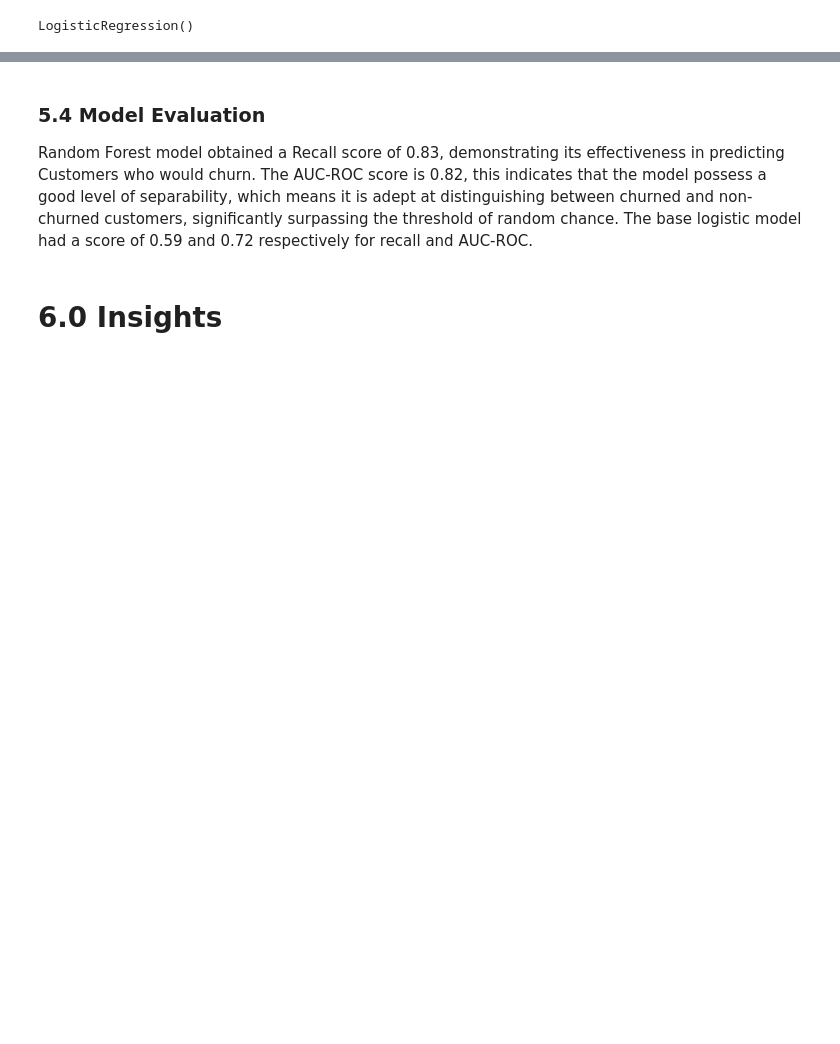
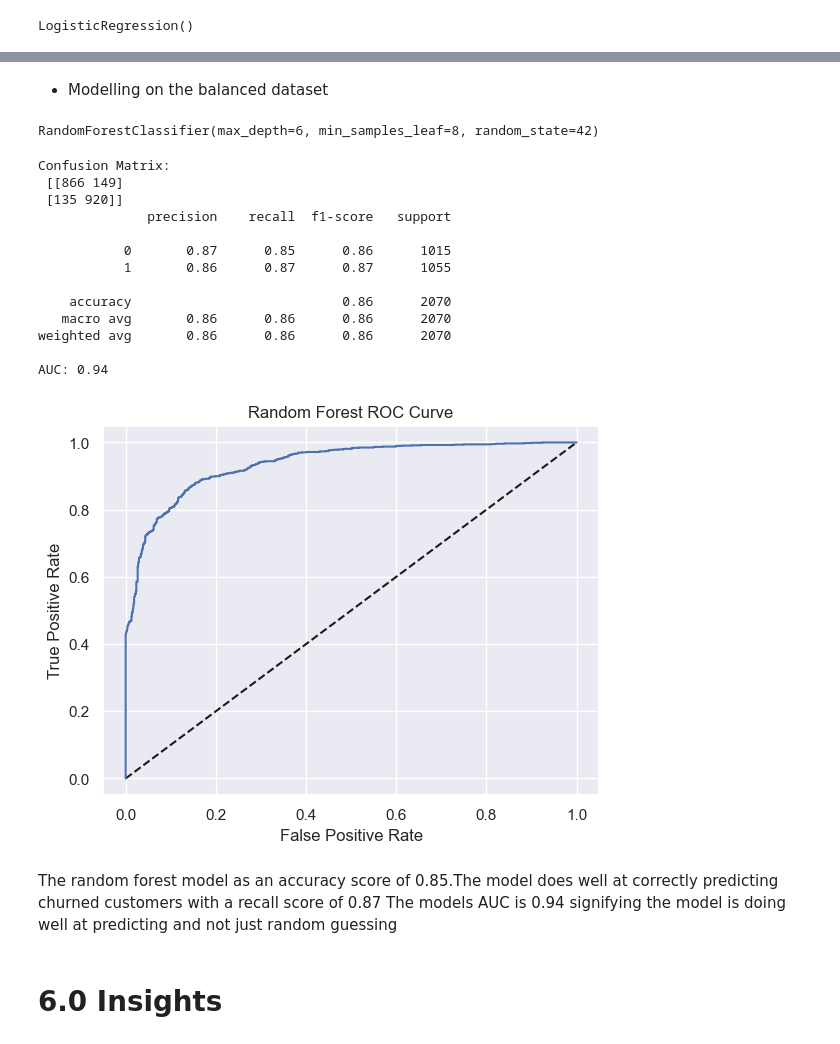
Before and after one commit to SaliuA/Customer_churn_prediction, a Jupyter notebook: notebook .ipynb, the cells around one changed output, grey strips where cells are left out. Cells and saved outputs as stored; diff of their text form; code cells hidden in the pictures; blank space fills up the shorter version.

```diff
--- a/notebook .ipynb
+++ b/notebook .ipynb
@@ -746,6 +817,52 @@ Log Loss: 0.62
-# %% [markdown]
-### 5.4 Model Evaluation
-Random Forest model obtained a Recall score of 0.83, demonstrating its effectiveness in predicting Customers who would churn. The AUC-ROC score is 0.82, this indicates that the model possess a good level of separability, which means it is adept at distinguishing between churned and non-churned customers, significantly surpassing the threshold of random chance. The base logistic model had a score of 0.59 and 0.72 respectively for recall and AUC-ROC.
+# %% [markdown]
+- Modelling on the balanced dataset
+# %%
+#Expatiating the Logistic regression model on the re-balanced dataset
+# Initialize the Random Forest classifier
+rf_sm = RandomForestClassifier(n_estimators=100,criterion='gini',max_depth=6,min_samples_leaf=8,random_state=SEED)
+# Fit the model to your data
+
+rf_sm.fit(X_train_sm,y_train_sm)
+# %% [output]
+RandomForestClassifier(max_depth=6, min_samples_leaf=8, random_state=42)
+# %%
+# Predictions
+y_pred_rf_sm = rf_sm.predict(X_test_sm)
+y_pred_proba_rf_sm = rf_sm.predict_proba(X_test_sm)[:,1]  # probabilities for the positive class
+
+# Evaluation metrics
+print("Confusion Matrix:\n", confusion_matrix(y_test_sm, y_pred_rf_sm))
+
+print(classification_report(y_test_sm, y_pred_rf_sm, labels=[0,1]))
+
+print("AUC: {:.2f}".format(roc_auc_score(y_test_sm, y_pred_proba_rf_sm)))
+
+fpr, tpr, thresholds = roc_curve(y_test_sm, y_pred_proba_rf_sm)
+
+plt.plot([0, 1], [0, 1], 'k--')
+plt.plot(fpr, tpr)
+plt.xlabel('False Positive Rate')
+plt.ylabel('True Positive Rate')
+plt.title('Random Forest ROC Curve')
+plt.show()
+# %% [output]
+Confusion Matrix:
+ [[866 149]
+ [135 920]]
+              precision    recall  f1-score   support
+
+           0       0.87      0.85      0.86      1015
+           1       0.86      0.87      0.87      1055
+
+    accuracy                           0.86      2070
+   macro avg       0.86      0.86      0.86      2070
+weighted avg       0.86      0.86      0.86      2070
+
+AUC: 0.94
+[figure, added]
+# %% [markdown]
+The random forest model as an accuracy score of 0.85.The model does well at correctly predicting churned customers with a recall score of 0.87
+The models AUC is 0.94 signifying the model is doing well at predicting and not just random guessing
 # %% [markdown]
 # 6.0 Insights
 # %% [markdown]
```
Also changed, not shown: parts of 26 cells of this notebook, 1 other file.
